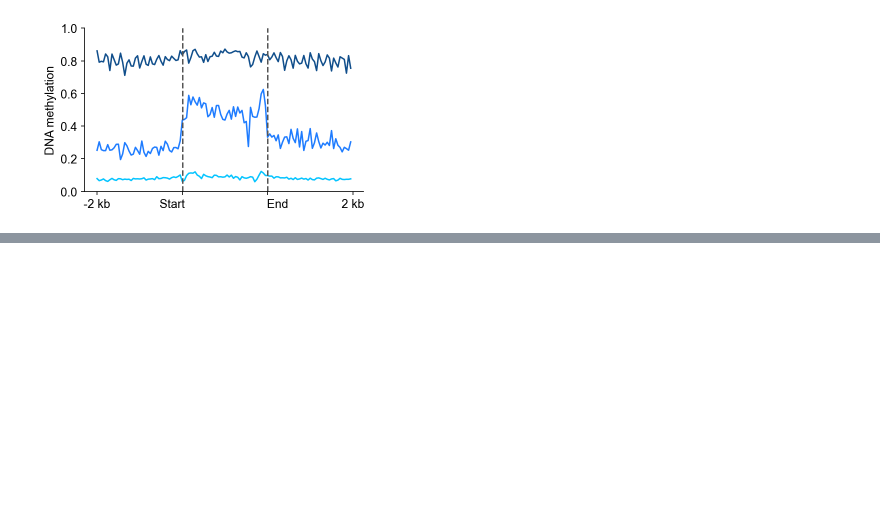
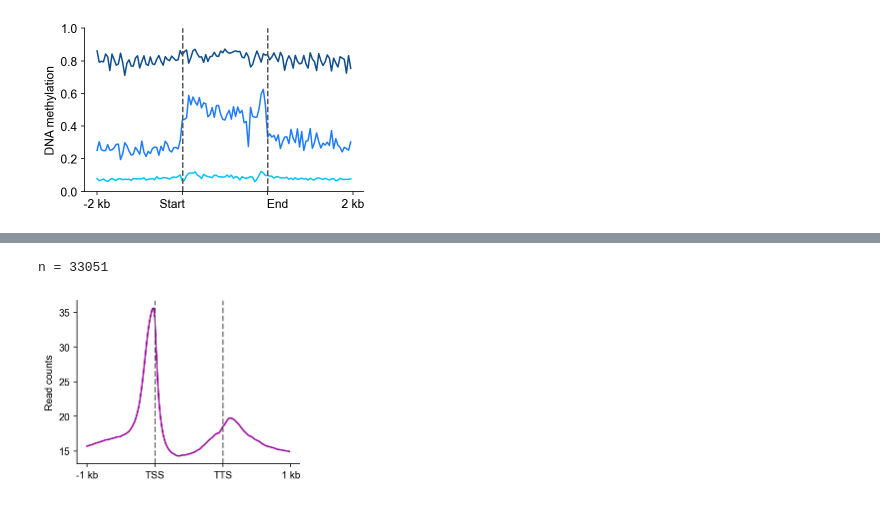
Before and after one commit to ZhaiLab-SUSTech/STAM-seq, a Jupyter notebook: 02_analysis/notebooks/metaplots.ipynb, the cells around one changed output, grey strips where cells are left out. Saved outputs shown, nothing was run; the diff lists cells and outputs as text; code cells hidden in the pictures; blank space fills up the shorter version.

```diff
--- a/02_analysis/notebooks/metaplot_repeat_region.ipynb
+++ b/02_analysis/notebooks/metaplots.ipynb
@@ -312,0 +314,8 @@ sns.despine(top=True, right=True)
+# %%
+infile = '/data/Zhaijx/mowp/db/col-CEN/gff/ColCEN_GENES_Araport11.chr.gff3'
+gene_region = pd.read_csv(
+    infile, sep='\t', header=None,
+    names=['chrom', 'source', 'type', 'start', 'end', 'score', 'strand', 'phase', 'attributes']
+)
+gene_region.query('type == "gene"', inplace=True)
+gene_region = gene_region[['chrom', 'start', 'end', 'strand']].to_numpy()
@@ -312,0 +372,28 @@ sns.despine(top=True, right=True)
+# %%
+infile = '/data/Zhaijx/mowp/data/public_data/col_CEN_reference/atac_seq_pe/bw_cov/col_r1_ATACseq_GSM4705404.sorted.rmdup.bw'
+
+atac_cov = metaplot.bw_scale_regions(
+    infile,
+    gene_region,
+    before=b,
+    after=a,
+    regionbody=m,
+    bins=bins,
+    exclude_chr={'Pt', 'Mt'},
+    normalized='counts',
+)
+# %% [output]
+n = 33051
+# %%
+plt.figure(figsize=(4, 3))
+plt.plot(atac_cov, color='#990099')
+
+
+plt.xticks([0, b//bins, (b+m)//bins, (a+b+m)//bins], [f'-{b//1000} kb', 'TSS', 'TTS', f'{a//1000} kb'], rotation=0)
+plt.axvline(b//bins, ls='--', color='#555555')
+plt.axvline((b+m)//bins, ls='--', color='#555555')
+
+plt.ylabel('Read counts')
+sns.despine(top=True, right=True)
+# %% [output]
+[figure, added]
```
Also changed, not shown: parts of 15 cells of this notebook, 10 other files.
